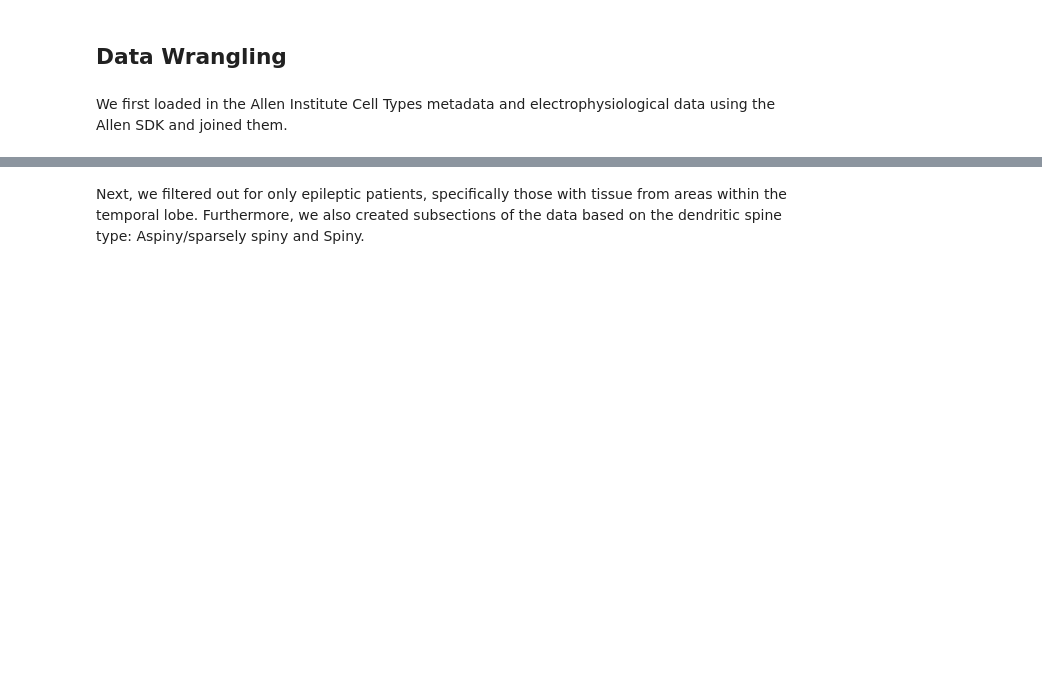
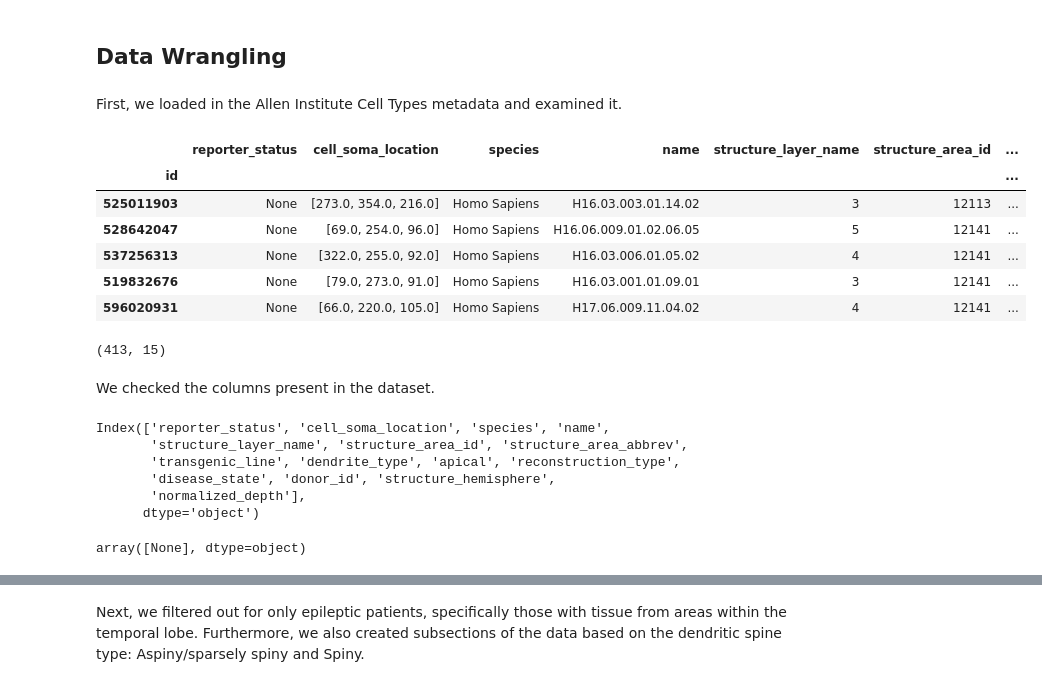
Before and after one commit to itripu/BIPN162-Cell-Types, a Jupyter notebook: CellTypesProject_template-checkpoint.ipynb, the cells around one changed output, grey strips where cells are left out. Saved outputs shown, nothing was run; the diff lists cells and outputs as text; code cells hidden in the pictures; blank space fills up the shorter version.

Commit message:
data cleaning and notes

```diff
--- a/CellTypesProject_template-checkpoint.ipynb
+++ b/CellTypesProject_template-checkpoint.ipynb
@@ -66,4 +67,35 @@ ctc = CellTypesCache(manifest_file='cell_types/manifest.json')
 # %% [markdown]
 ## Data Wrangling
 # %% [markdown]
-We first loaded in the Allen Institute Cell Types metadata and electrophysiological data using the Allen SDK and joined them.
+First, we loaded in the Allen Institute Cell Types metadata and examined it.
+# %%
+# Created a dataframe of all the CellTypes data for human cells
+meta_df = pd.DataFrame(ctc.get_cells(species=[CellTypesApi.HUMAN])).set_index('id')
+meta_df.head()
+# %% [output]
+|  | reporter_status | cell_soma_location | species | name | structure_layer_name | structure_area_id | ... |
+| id |  |  |  |  |  |  | ... |
+| 525011903 | None | [273.0, 354.0, 216.0] | Homo Sapiens | H16.03.003.01.14.02 | 3 | 12113 | ... |
+| 528642047 | None | [69.0, 254.0, 96.0] | Homo Sapiens | H16.06.009.01.02.06.05 | 5 | 12141 | ... |
+| 537256313 | None | [322.0, 255.0, 92.0] | Homo Sapiens | H16.03.006.01.05.02 | 4 | 12141 | ... |
+| 519832676 | None | [79.0, 273.0, 91.0] | Homo Sapiens | H16.03.001.01.09.01 | 3 | 12141 | ... |
+| 596020931 | None | [66.0, 220.0, 105.0] | Homo Sapiens | H17.06.009.11.04.02 | 4 | 12141 | ... |
+# %%
+meta_df.shape
+# %% [output]
+(413, 15)
+# %% [markdown]
+We checked the columns present in the dataset.
+# %%
+meta_df.columns
+# %% [output]
+Index(['reporter_status', 'cell_soma_location', 'species', 'name',
+       'structure_layer_name', 'structure_area_id', 'structure_area_abbrev',
+       'transgenic_line', 'dendrite_type', 'apical', 'reconstruction_type',
+       'disease_state', 'donor_id', 'structure_hemisphere',
+       'normalized_depth'],
+      dtype='object')
+# %%
+meta_df['reporter_status'].unique()
+# %% [output]
+array([None], dtype=object)
```
Also changed, not shown: parts of 15 cells of this notebook, 3 other files.
